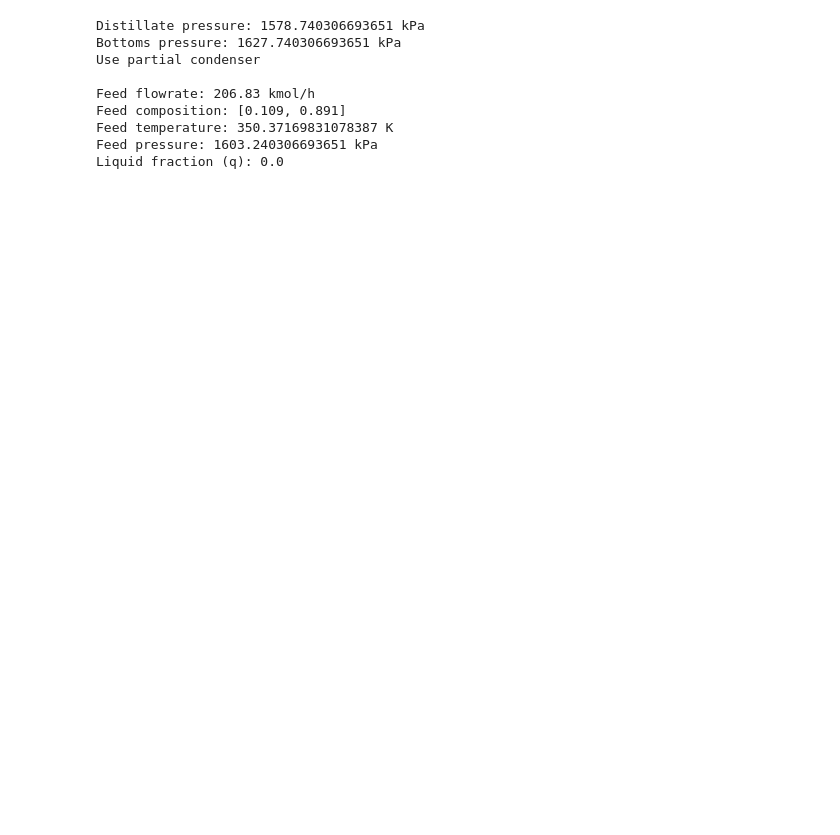
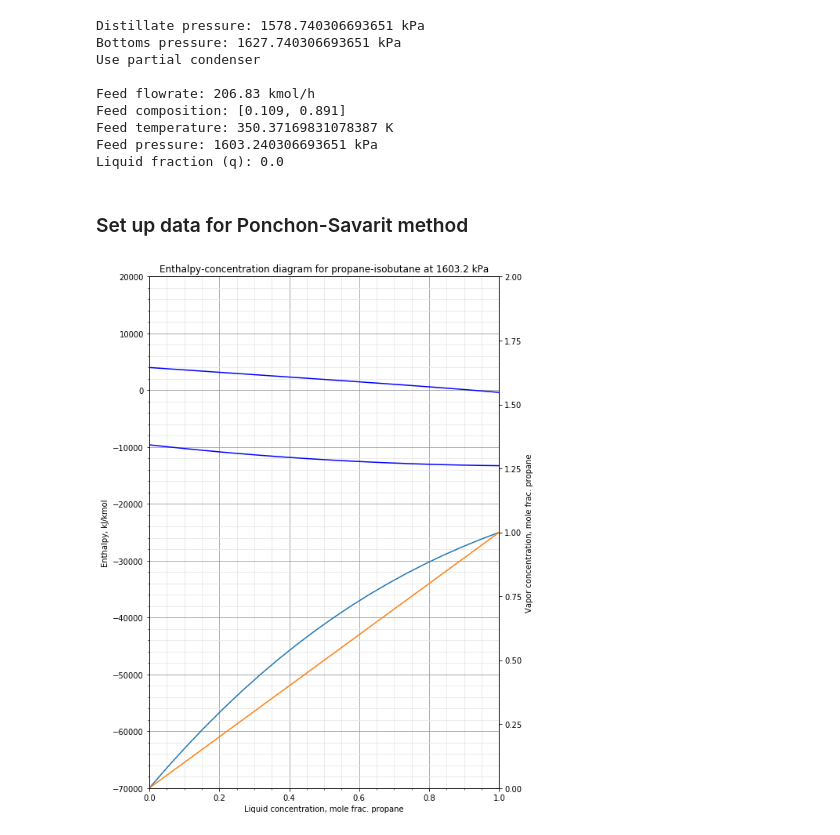
Before and after one commit to Jeloooo/Final-Project-Distillation-Design, a Jupyter notebook: Txy diagram propane + isobutane.ipynb, the cells around one changed output. Drawn from its saved outputs; the diff is of its cells as text; code cells hidden in the pictures; blank space fills up the shorter version.

```diff
--- a/Txy diagram propane + isobutane.ipynb
+++ b/Txy diagram propane + isobutane.ipynb
@@ -322,3 +277,48 @@ Feed composition: [0.109, 0.891]
 Feed temperature: 350.37169831078387 K
 Feed pressure: 1603.240306693651 kPa
 Liquid fraction (q): 0.0
+# %% [markdown]
+### Set up data for Ponchon-Savarit method
+# %%
+x, ye, hx, Hy = Hxy(a, b, (PD+PB)/2) #Hxy function returns vle data (xye-data + enthalpy)
+
+#plot data; you have to adjust it here, manually
+plt.figure(figsize = (8,12))
+plt.plot(x, hx, color = 'blue')
+plt.plot(ye, Hy, color = 'blue')
+plt.title('Enthalpy-concentration diagram for ' + str(a) + '-' + str(b) + ' at ' + str(round((PD+PB)/2,1)) + ' kPa')
+plt.xlabel('Liquid concentration, mole frac. ' + str(a))
+plt.ylabel('Enthalpy, kJ/kmol')
+plt.grid()
+plt.xlim([0,1])
+plt.ylim([-70000,20000])
+plt.minorticks_on()
+plt.grid(which='major', axis='both', linestyle='-', color='0.60')
+plt.grid(which='minor', axis='both', linestyle='-', color='0.90')
+
+ax = plt.twinx()
+ax.set_ylim([0,2])
+ax.set_ylabel('Vapor concentration, mole frac. ' + str(a))
+ax.plot(x,ye)
+ax.plot(x,x)
+#plt.savefig('Ponchon-Savarit diagram propne+isobutane.pdf', dpi=300) #save pdf
+
+#write data to spreadsheet
+wb = openpyxl.Workbook()
+ws = wb.active
+i = 0
+while i < 20:
+    c1 = ws.cell(row = i+1, column = 1)
+    c2 = ws.cell(row = i+1, column = 2)
+    c3 = ws.cell(row = i+1, column = 3)
+    c4 = ws.cell(row = i+1, column = 4)
+
+    c1.value = x[i]
+    c2.value = hx[i]
+    c3.value = ye[i]
+    c4.value = Hy[i]
+    i += 1
+
+wb.save('enthalpy-conc data propane-isobutane.xlsx') #save spreadsheet
+# %% [output]
+[figure, added]
```
Also changed, not shown: parts of 2 cells of this notebook.
